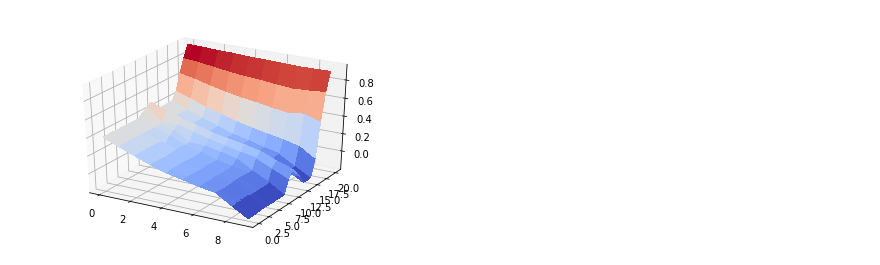
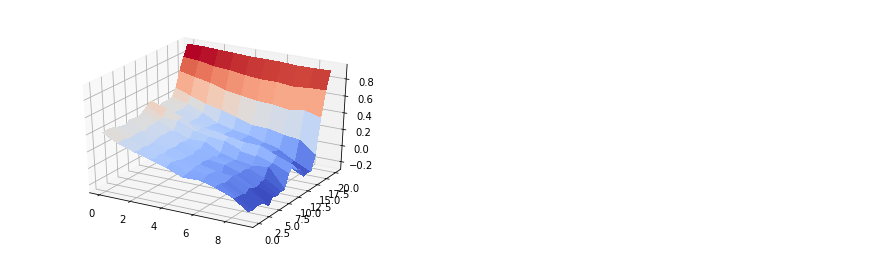
Before and after one commit to vasilije2448/reinforcement-learning, a Jupyter notebook: Easy21/Easy21.ipynb, the cells around one changed output. Drawn from its saved outputs; the diff is of its cells as text; code cells hidden in the pictures.

```diff
--- a/Easy21/Easy21.ipynb
+++ b/Easy21/Easy21.ipynb
@@ -98,7 +98,6 @@ class MonteCarloControl:
                 else:
                     p = random.choice([0,1])
 
-                self.N_s[s['ds']-1, s['ps']-1] += 1
                 if p == 0:
                     a = Action.STICK
                     self.N_sa[s['ds']-1,s['ps']-1,0]+=1
@@ -112,6 +111,8 @@ class MonteCarloControl:
                 else:
                     print('p is not 0 or 1')
                     break
+                if s['terminal'] == False:
+                    self.N_s[s['ds']-1, s['ps']-1] += 1
             #update Q
             reward = s['reward']
             for sa in episode:
@@ -120,7 +121,7 @@ class MonteCarloControl:
                 self.Q[state['ds']-1, state['ps']-1,action] += 1/self.N_sa[state['ds']-1, state['ps']-1,action] * (reward-self.Q[state['ds']-1, state['ps']-1,action])
 # %%
 mcc = MonteCarloControl()
-mcc.train(int(1e7))
+mcc.train(int(1e6))
 plot(mcc.Q)
 # %% [output]
-[figure, old version]
+[figure, new version]
```
Also changed, not shown: parts of 3 cells of this notebook, 2 other files.
